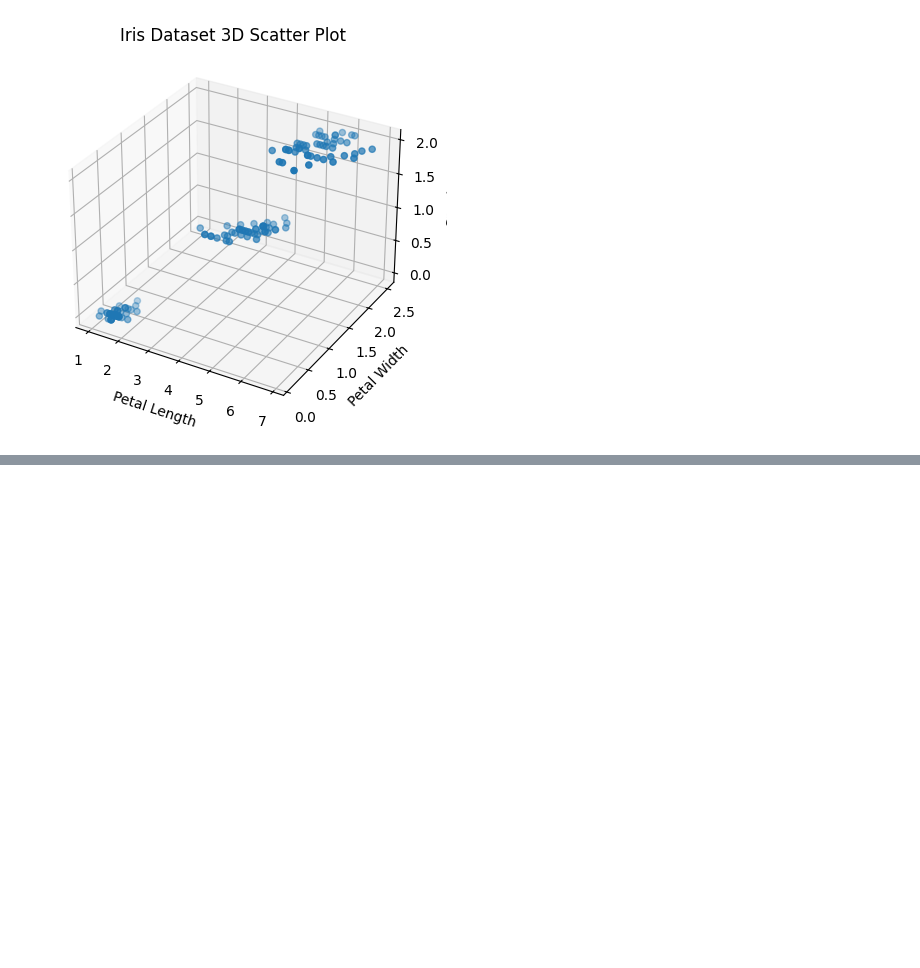
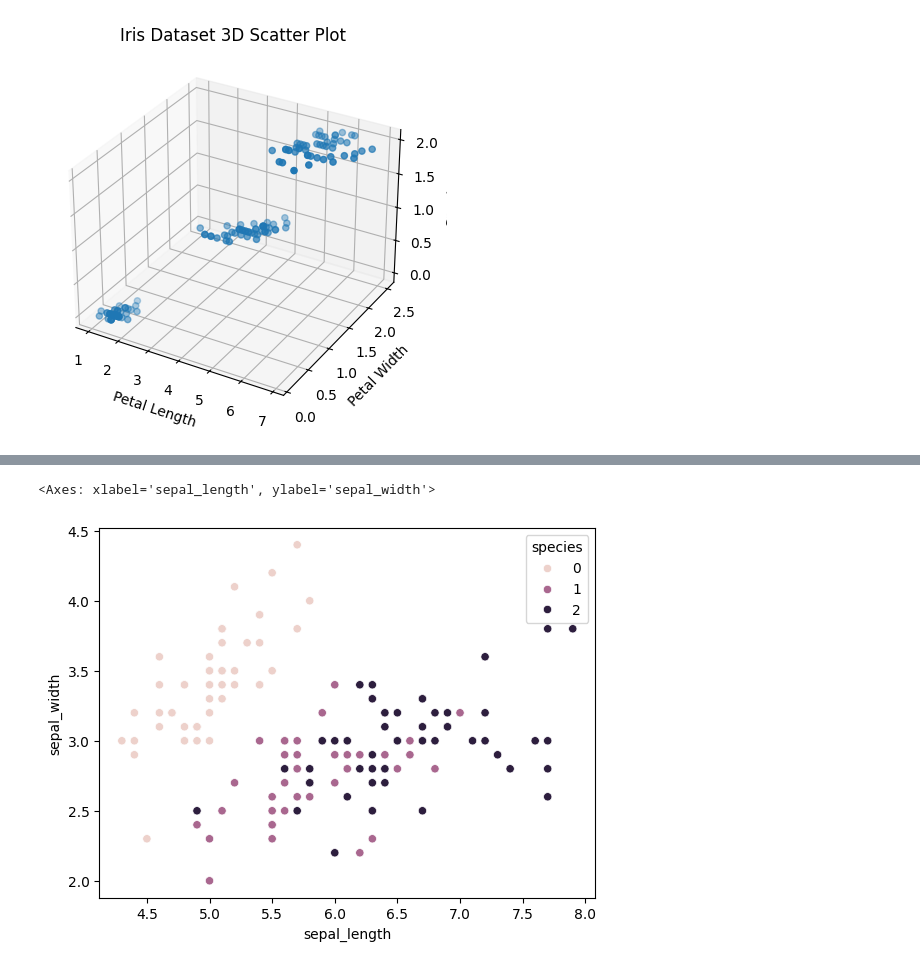
Before and after one commit to Sumit-Agnihotri/IRIS_FLOWER_CLASSIFICATION, a Jupyter notebook: Iris Flower Classification.ipynb, the cells around one changed output, grey strips where cells are left out. Drawn from its saved outputs; the diff is of its cells as text; code cells hidden in the pictures; blank space fills up the shorter version.

```diff
--- a/Iris Flower Classification.ipynb
+++ b/Iris Flower Classification.ipynb
@@ -66,0 +79,5 @@ plt.show()
+# %%
+sns.scatterplot(dataset, hue="species", x="sepal_length", y="sepal_width")
+# %% [output]
+<Axes: xlabel='sepal_length', ylabel='sepal_width'>
+[figure, added]
```
Also changed, not shown: parts of 8 cells of this notebook.
